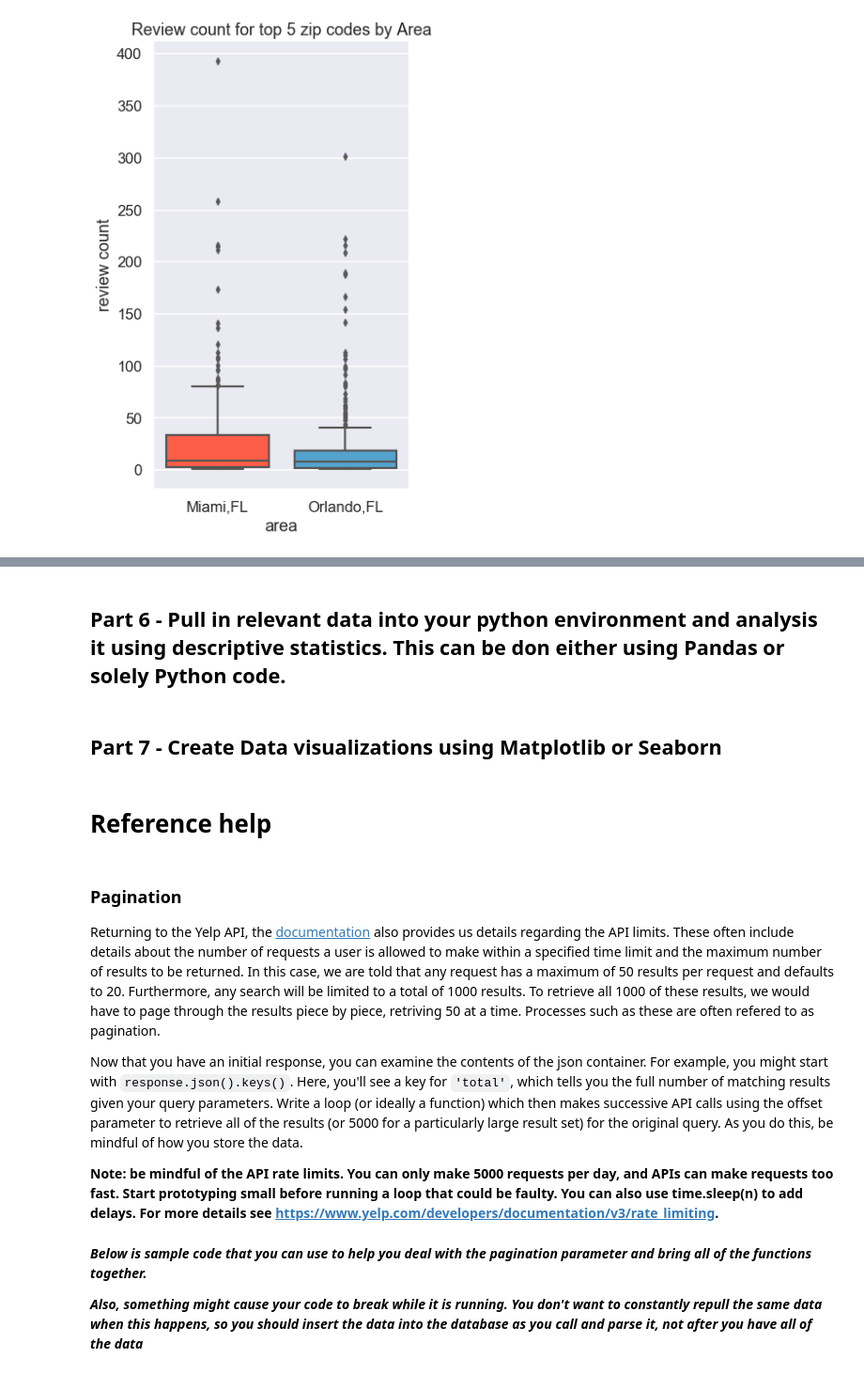
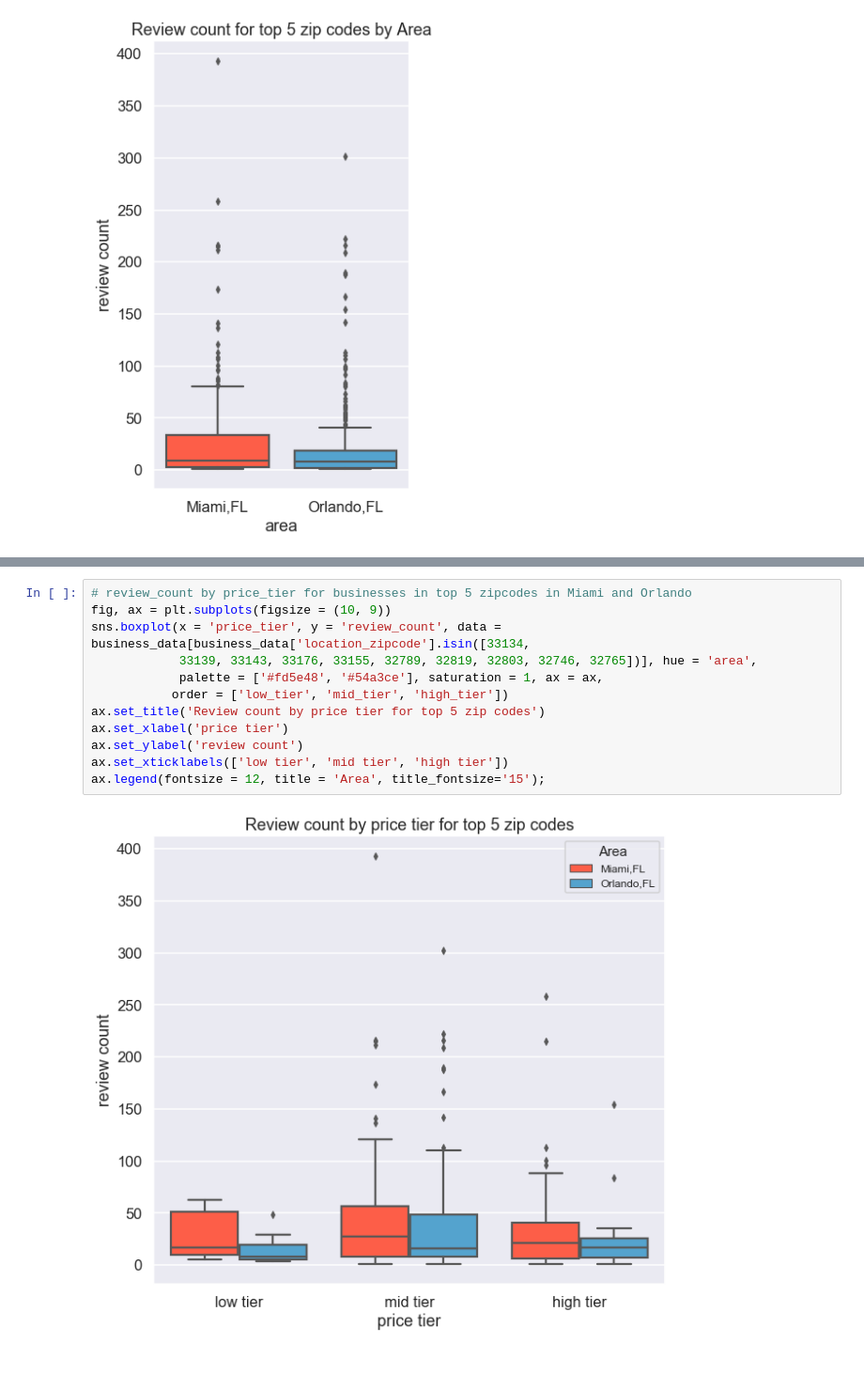
Before and after one commit to DataOnATangent/Yelp_API_ETL_Project, a Jupyter notebook: Presentation Notebook/Yelp_API_ETL.ipynb, the cells around one changed output, grey strips where cells are left out. Shown at 94% size. Drawn from its saved outputs; the diff is of its cells as text.

````diff
--- a/Presentation Notebook/Yelp_API_ETL.ipynb
+++ b/Presentation Notebook/Yelp_API_ETL.ipynb
@@ -764,19 +625,14 @@ Find the lowest rated business and return text of the most recent review. If mul
-# %% [markdown]
-## Part 6 - Pull in relevant data into your python environment and analysis it using descriptive statistics.  This can be don either using Pandas or solely Python code.
-# %% [markdown]
-## Part 7 - Create Data visualizations using Matplotlib or Seaborn
-# %% [markdown]
-# Reference help
-# %% [markdown]
-###  Pagination
-
-Returning to the Yelp API, the [documentation](https://www.yelp.com/developers/documentation/v3/business_search) also provides us details regarding the API limits. These often include details about the number of requests a user is allowed to make within a specified time limit and the maximum number of results to be returned. In this case, we are told that any request has a maximum of 50 results per request and defaults to 20. Furthermore, any search will be limited to a total of 1000 results. To retrieve all 1000 of these results, we would have to page through the results piece by piece, retriving 50 at a time. Processes such as these are often refered to as pagination.
-
-Now that you have an initial response, you can examine the contents of the json container. For example, you might start with ```response.json().keys()```. Here, you'll see a key for `'total'`, which tells you the full number of matching results given your query parameters. Write a loop (or ideally a function) which then makes successive API calls using the offset parameter to retrieve all of the results (or 5000 for a particularly large result set) for the original query. As you do this, be mindful of how you store the data.
-
-**Note: be mindful of the API rate limits. You can only make 5000 requests per day, and APIs can make requests too fast. Start prototyping small before running a loop that could be faulty. You can also use time.sleep(n) to add delays. For more details see https://www.yelp.com/developers/documentation/v3/rate_limiting.**
-# %% [markdown]
-***Below is sample code that you can use to help you deal with the pagination parameter and bring all of the functions together.***
-
-
-***Also, something might cause your code to break while it is running. You don't want to constantly repull the same data when this happens, so you should insert the data into the database as you call and parse it, not after you have all of the data***
+# %%
+# review_count by price_tier for businesses in top 5 zipcodes in Miami and Orlando
+fig, ax = plt.subplots(figsize = (10, 9))
+sns.boxplot(x = 'price_tier', y = 'review_count', data = business_data[business_data['location_zipcode'].isin([33134,
+            33139, 33143, 33176, 33155, 32789, 32819, 32803, 32746, 32765])], hue = 'area',
+            palette = ['#fd5e48', '#54a3ce'], saturation = 1, ax = ax,
+           order = ['low_tier', 'mid_tier', 'high_tier'])
+ax.set_title('Review count by price tier for top 5 zip codes')
+ax.set_xlabel('price tier')
+ax.set_ylabel('review count')
+ax.set_xticklabels(['low tier', 'mid tier', 'high tier'])
+ax.legend(fontsize = 12, title = 'Area', title_fontsize='15');
+# %% [output]
+[figure, added]
````
Also changed, not shown: parts of 51 cells of this notebook, 8 other files.
